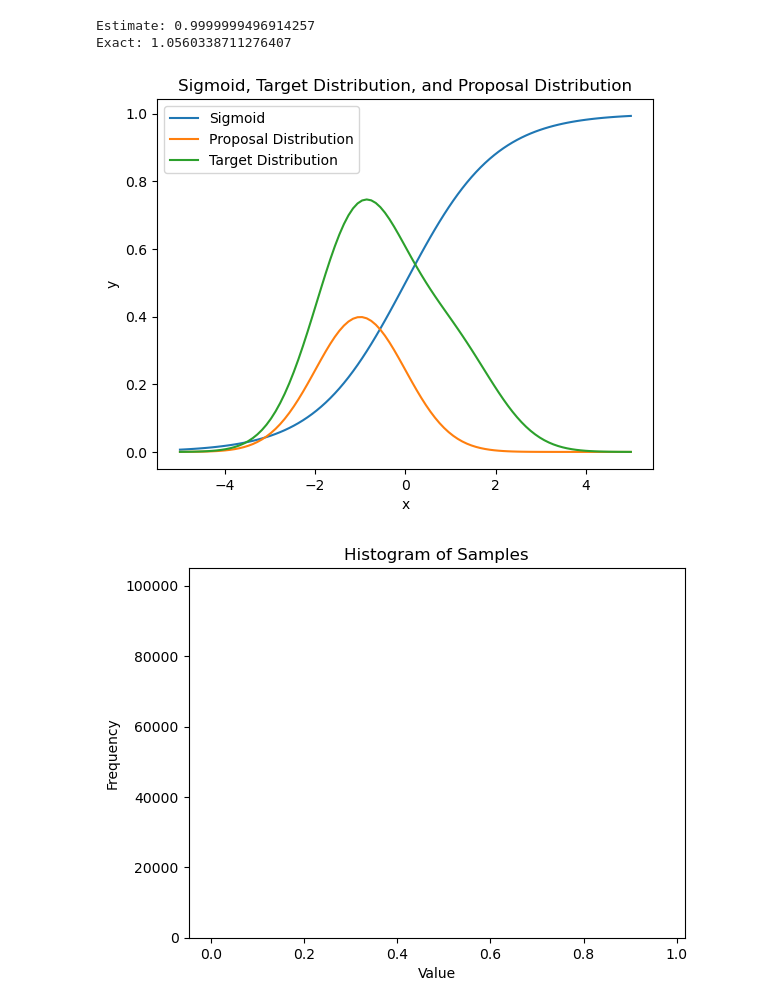
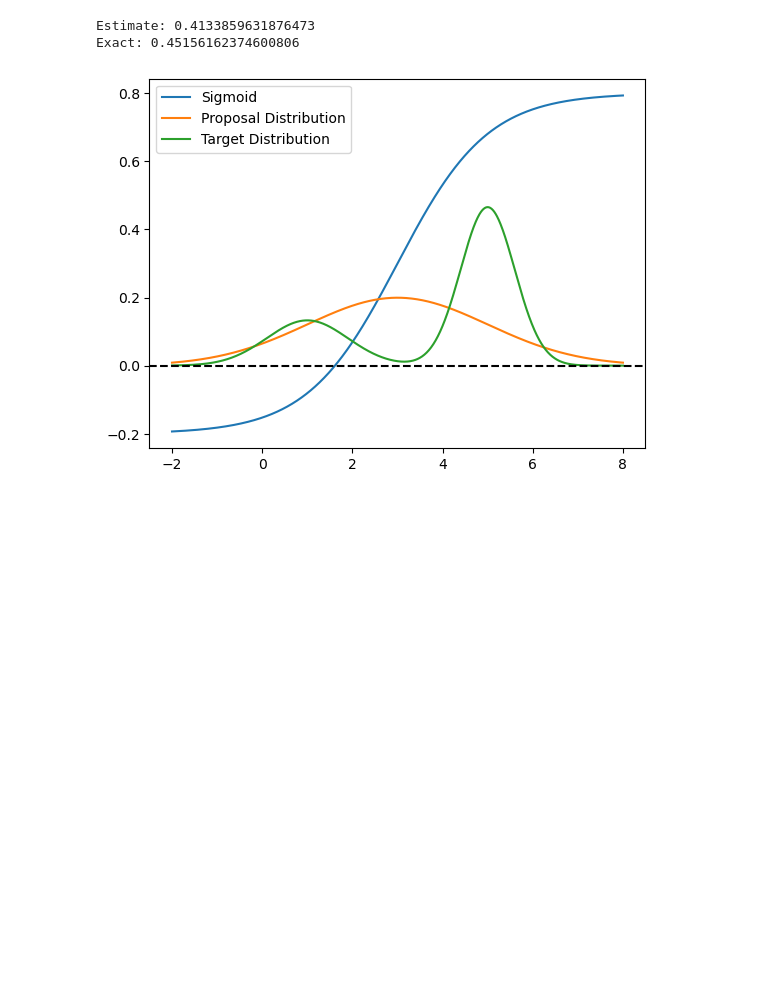
Before and after one commit to hanusspi/Baysian-ML, a Jupyter notebook: importance_sampling.ipynb, the cells around one changed output. Drawn from its saved outputs; the diff is of its cells as text; code cells hidden in the pictures; blank space fills up the shorter version.

```diff
--- a/importance_sampling.ipynb
+++ b/importance_sampling.ipynb
@@ -2,85 +2,66 @@
 import numpy as np
 from scipy.integrate import quad
 import matplotlib.pyplot as plt
+from scipy.stats import norm
 
 np.random.seed(42)
 
 # Define the lower and upper bounds of the integral
-lower_bound = -5
-upper_bound = 5
-
+lower_bound = -2
+upper_bound = 8
 # Define the target distribution (Mixture of Gaussians)
 def target_distribution(x):
-    return 0.3 * np.exp(-0.5 * (x - 1)**2) + 0.7 * np.exp(-0.5 * (x + 1)**2)
+    return 0.3 * norm.pdf(x, 1, 0.9) + 0.7 * norm.pdf(x, 5, .6)
 
 # Define the proposal distribution (Gaussian distribution)
 def proposal_distribution(x):
-    return np.exp(-0.5 * (x+1)**2) / np.sqrt(2 * np.pi)
+    return norm.pdf(x, 3, 2)
 
 # Define the importance sampling function
 def importance_sampling(num_samples):
-    samples = np.random.normal(-5, 5, num_samples)  # Generate samples from the proposal distribution
+    samples = np.random.uniform(lower_bound, upper_bound, num_samples)  # Generate samples from the proposal distribution
     weights = target_distribution(samples) / proposal_distribution(samples)  # Compute the importance weights
     weights /= np.sum(weights)  # Normalize the weights
 
     # Estimate the expectation of a function using importance sampling
     def estimate_expectation(func):
         return np.sum(func(samples) * weights)
-
-    return estimate_expectation
-
-np.random.seed(42)
-
-def importance_sampling_samples(num_samples):
-    samples = np.random.normal(-5, 5, num_samples)  # Generate samples from the proposal distribution
-    weights = target_distribution(samples) / proposal_distribution(samples)  # Compute the importance weights
-    weights /= np.sum(weights)  # Normalize the weights
-
-    # Estimate the expectation of a function using importance sampling
-    def estimate_expectation(func):
-        return func(samples) * weights
 
     return estimate_expectation
 
 def combined(x):
     return target_distribution(x)*sigmoid(x)
 
 # Define the exact solution
 def exact_solution():
     return quad(combined, lower_bound, upper_bound)[0]
 
 # Define the sigmoid function
 def sigmoid(x):
-    return 1 / (1 + np.exp(-x))
+    return 1 / (1 + np.exp(-x+3))-.2
 
 # Perform importance sampling with 10000 samples
-estimate = importance_sampling(100000)(sigmoid)
+estimate = importance_sampling(100)(sigmoid)
 exact = exact_solution()
-samples = importance_sampling_samples(100000)(sigmoid)
 
 print('Estimate:', estimate)
 print('Exact:', exact)
 
 # Print the estimates
-x = np.linspace(lower_bound, upper_bound, 100)  # Define "x" as an array of values
+x = np.linspace(lower_bound, upper_bound, 1000)  # Define "x" as an array of values
 plt.plot(x, sigmoid(x), label='Sigmoid')
 plt.plot(x, proposal_distribution(x), label='Proposal Distribution')
 plt.plot(x, target_distribution(x), label='Target Distribution')
 
-
-
-# Set the title and labels
-plt.title('Sigmoid, Target Distribution, and Proposal Distribution')
-plt.xlabel('x')
-plt.ylabel('y')
+plt.axhline(y=0, color='black', linestyle='--')
 
 # Add a legend
 plt.legend()
 
+plt.savefig('img/importance_sampling.jpg')
 # Show the plot
 plt.show()
 # %% [output]
-Estimate: 0.9999999496914257
-Exact: 1.0560338711276407
+Estimate: 0.4133859631876473
+Exact: 0.45156162374600806
-[figure, old version]
+[figure, new version]
-[figure, removed]
```
Also changed, not shown: 1 other file.
